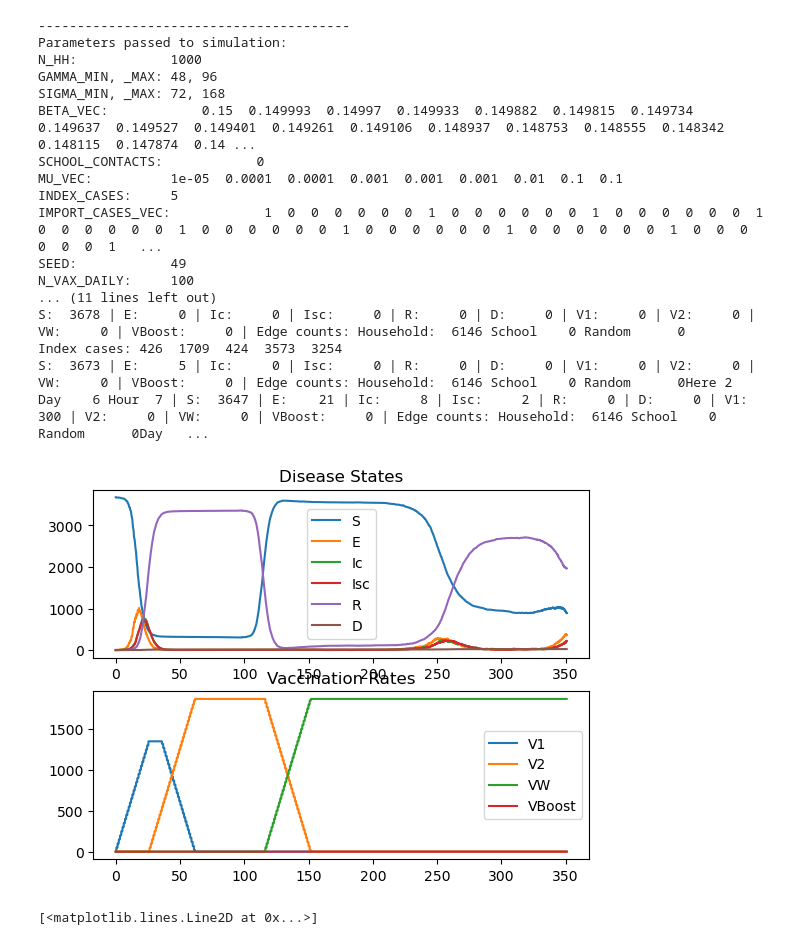
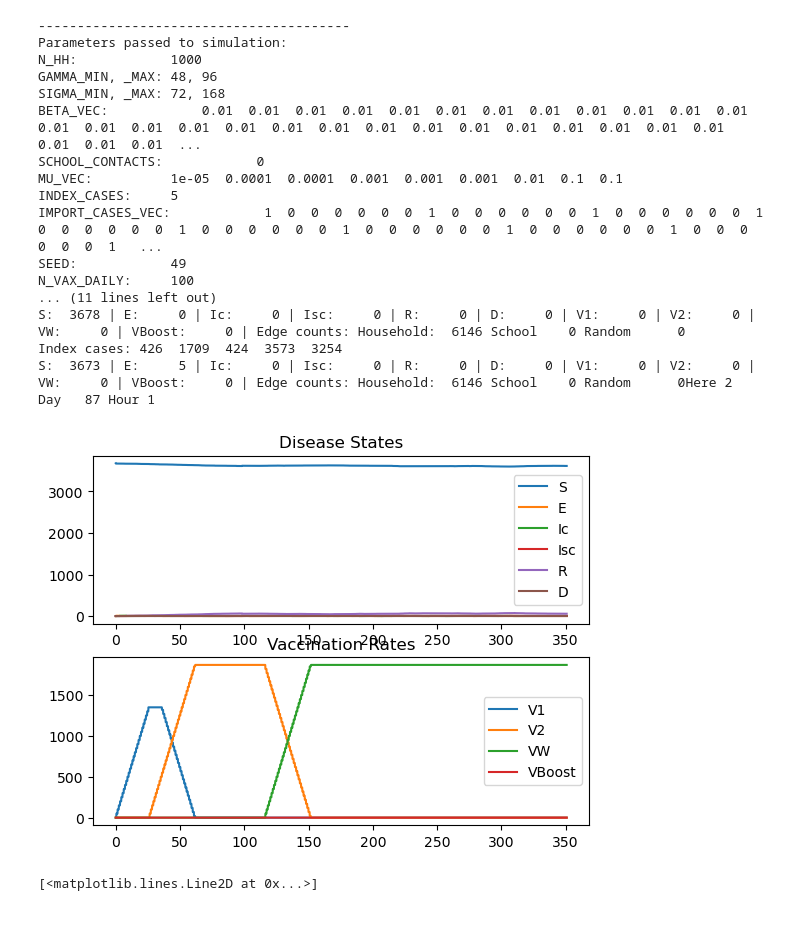
Before and after one commit to eroubenoff/BICS_ABM, a Jupyter notebook: Untitled.ipynb, the cells around one changed output. Saved outputs shown, nothing was run; the diff lists cells and outputs as text; code cells hidden in the pictures.

```diff
--- a/Untitled.ipynb
+++ b/Untitled.ipynb
@@ -6,33 +14,33 @@ from matplotlib import pyplot as plt
 # %%
 result = BICS_ABM(
-    BETA0 = 0.1,
-    BETA1 = 0.5,
+    BETA0 = 0.01,
+    BETA1 = 0,
     IMPORT_CASES_VEC = [1 if i%7 == 0 else 0 for i in range(365)],
-    CONTACT_MULT_VEC = [1+np.cos(2*i/365*np.pi) for i in range(365)],
+    # CONTACT_MULT_VEC = [1+np.cos(2*i/365*np.pi) for i in range(365)],
     MAX_DAYS = 365,
     SCHOOL_CONTACTS = False,
     silent = False
 )
 result.plot_trajectory()
 # %% [output]
 ----------------------------------------
 Parameters passed to simulation:
 N_HH:            1000
 GAMMA_MIN, _MAX: 48, 96
 SIGMA_MIN, _MAX: 72, 168
-BETA_VEC:            0.15  0.149993  0.14997  0.149933  0.149882  0.149815  0.149734  0.149637  0.149527  0.149401  0.149261  0.149106  0.148937  0.148753  0.148555  0.148342  0.148115  0.147874  0.14 ...
+BETA_VEC:            0.01  0.01  0.01  0.01  0.01  0.01  0.01  0.01  0.01  0.01  0.01  0.01  0.01  0.01  0.01  0.01  0.01  0.01  0.01  0.01  0.01  0.01  0.01  0.01  0.01  0.01  0.01  0.01  0.01  0.01  ...
 SCHOOL_CONTACTS:            0
 MU_VEC:          1e-05  0.0001  0.0001  0.001  0.001  0.001  0.01  0.1  0.1
 INDEX_CASES:     5
 IMPORT_CASES_VEC:            1  0  0  0  0  0  0  1  0  0  0  0  0  0  1  0  0  0  0  0  0  1  0  0  0  0  0  0  1  0  0  0  0  0  0  1  0  0  0  0  0  0  1  0  0  0  0  0  0  1  0  0  0  0  0  0  1   ...
 SEED:            49
 N_VAX_DAILY:     100
 ... (11 lines left out)
 S:  3678 | E:     0 | Ic:     0 | Isc:     0 | R:     0 | D:     0 | V1:     0 | V2:     0 | VW:     0 | VBoost:     0 | Edge counts: Household:  6146 School    0 Random      0
 Index cases: 426  1709  424  3573  3254
 S:  3673 | E:     5 | Ic:     0 | Isc:     0 | R:     0 | D:     0 | V1:     0 | V2:     0 | VW:     0 | VBoost:     0 | Edge counts: Household:  6146 School    0 Random      0Here 2
-Day    6 Hour  7 | S:  3647 | E:    21 | Ic:     8 | Isc:     2 | R:     0 | D:     0 | V1:   300 | V2:     0 | VW:     0 | VBoost:     0 | Edge counts: Household:  6146 School    0 Random      0Day   ...
+Day   87 Hour 1
-[figure, old version]
+[figure, new version]
 # %%
 plt.plot(result.n_edges)
 # %% [output]
```
Also changed, not shown: parts of 1 cell of this notebook, 5 other files.
